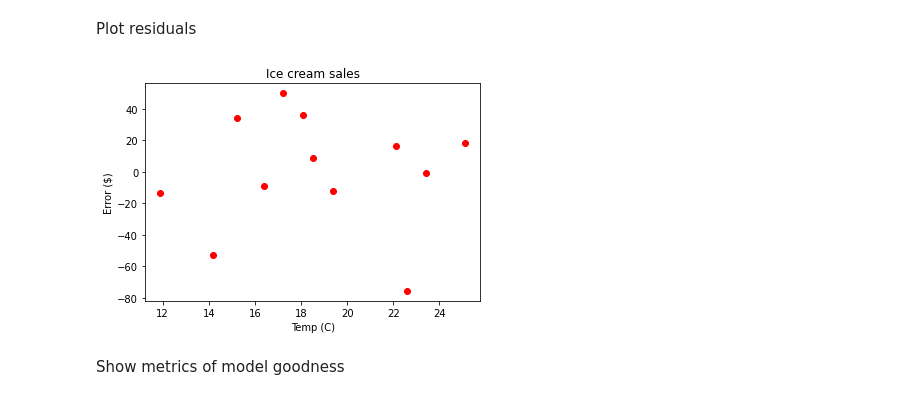
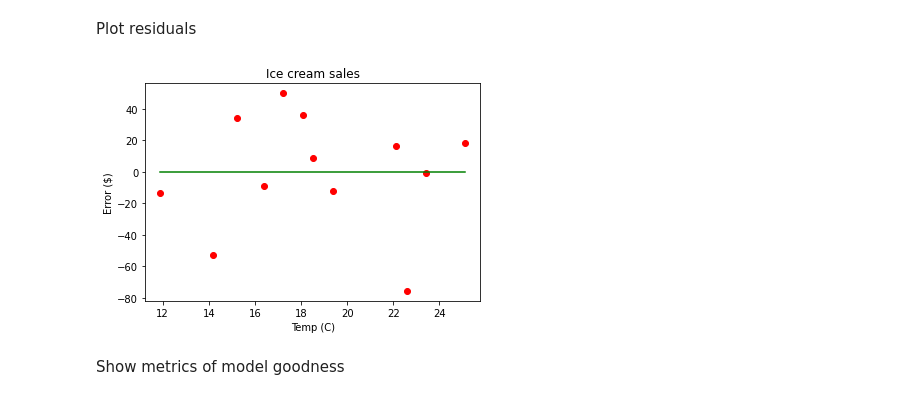
Before and after one commit to tamarshifman/mlcourse-Nov22, a Jupyter notebook: linear_regression_1.ipynb, the cells around one changed output. Saved outputs shown, nothing was run; the diff lists cells and outputs as text; code cells hidden in the pictures.

```diff
--- a/linear_regression_1.ipynb
+++ b/linear_regression_1.ipynb
@@ -38,8 +39,9 @@ Train model on the data
 # training the simple linear regresion on trainning set
 from sklearn.linear_model import LinearRegression
 regressor = LinearRegression()
-regressor.fit(x.reshape(-1, 1),y)
-y_predict = regressor.predict(x.reshape(-1, 1))
+x = x.reshape(-1, 1)
+regressor.fit(x,y)
+y_predict = regressor.predict(x)
 # %%
 print('The parameters of the model y=ax+b are')
 print(f'a={regressor.coef_[0]}')
@@ -70,12 +72,13 @@ array([231.66805098])
 Plot residuals
 # %%
 plt.scatter(x,y-y_predict, color = 'red')
+plt.plot([x.min(),x.max()],[0,0], color ='green')
 plt.title('Ice cream sales')
 plt.xlabel('Temp (C)')
 plt.ylabel('Error ($)')
 plt.show()
 # %% [output]
-[figure, old version]
+[figure, new version]
 # %% [markdown]
 Show metrics of model goodness
 # %%
```
Also changed, not shown: parts of 10 cells of this notebook.
